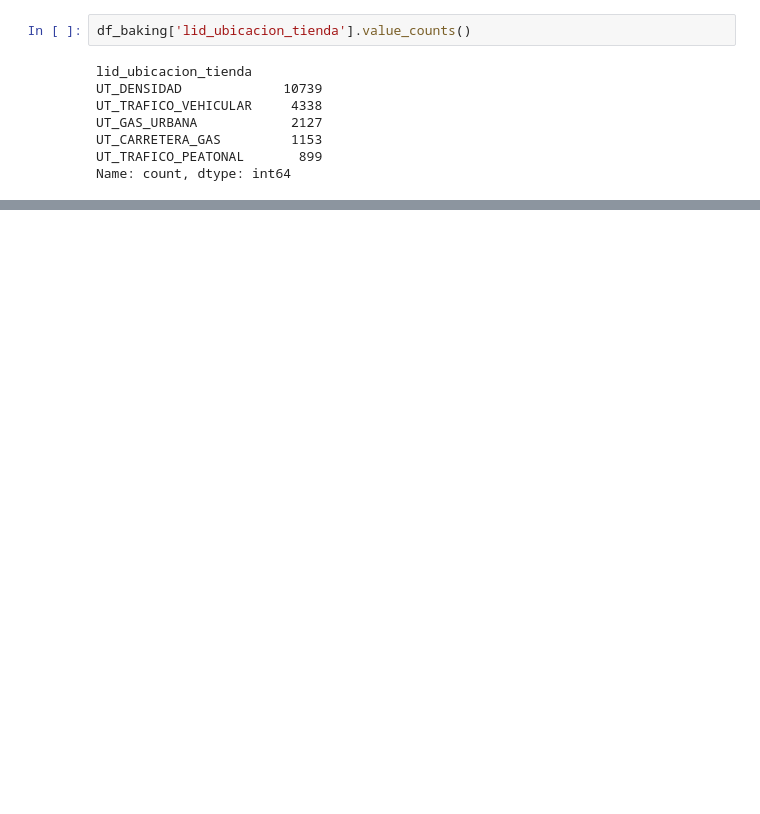
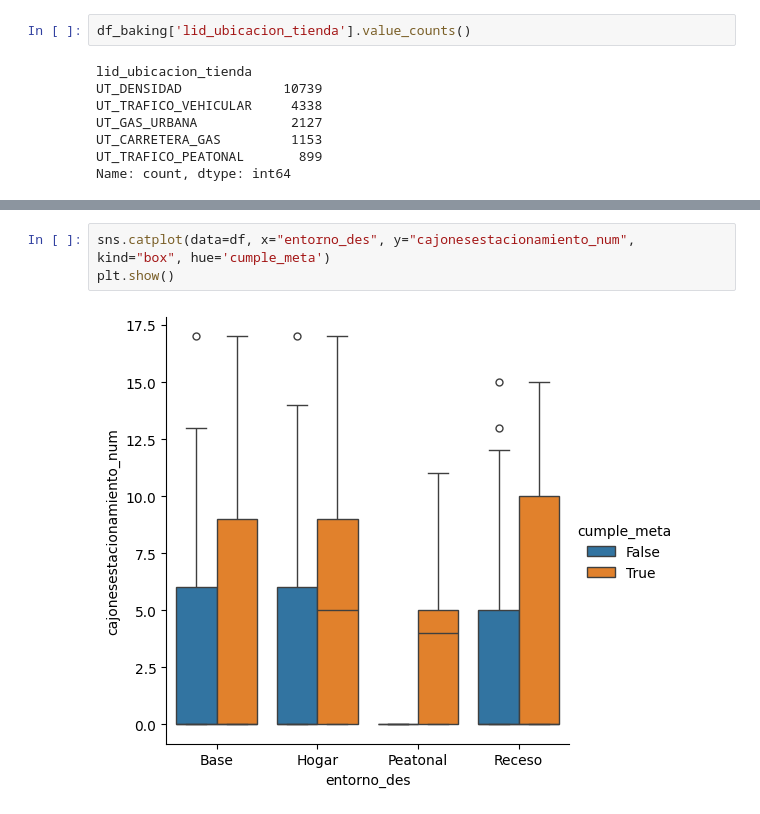
Before and after one commit to aguamelsu/Datathon-OXXO-remastered, a Jupyter notebook: notebooks/01_eda.ipynb, the cells around one changed output, grey strips where cells are left out. Saved outputs shown, nothing was run; the diff lists cells and outputs as text; blank space fills up the shorter version.

```diff
--- a/notebooks/01_eda.ipynb
+++ b/notebooks/01_eda.ipynb
@@ -189,0 +250,5 @@ df_baking.head()
+# %%
+sns.catplot(data=df, x="entorno_des", y="cajonesestacionamiento_num", kind="box", hue='cumple_meta')
+plt.show()
+# %% [output]
+[figure, added]
```
Also changed, not shown: parts of 22 cells of this notebook.
